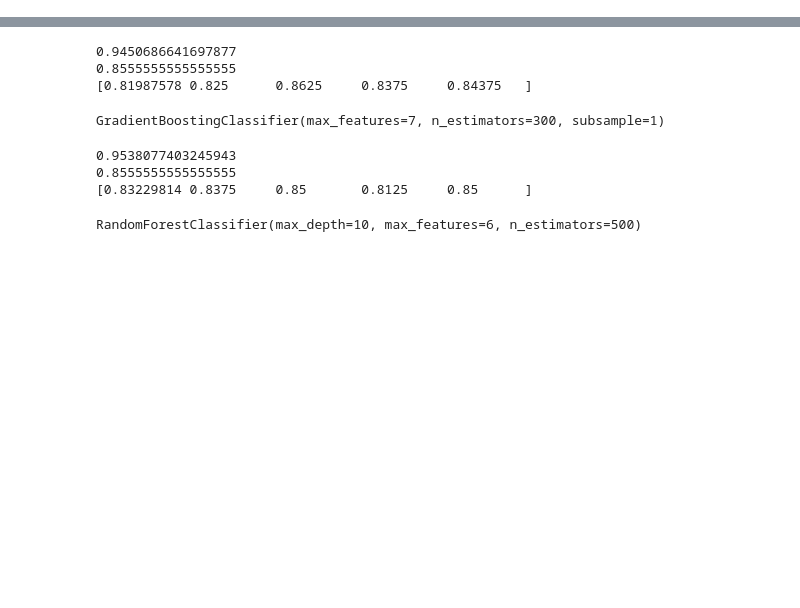
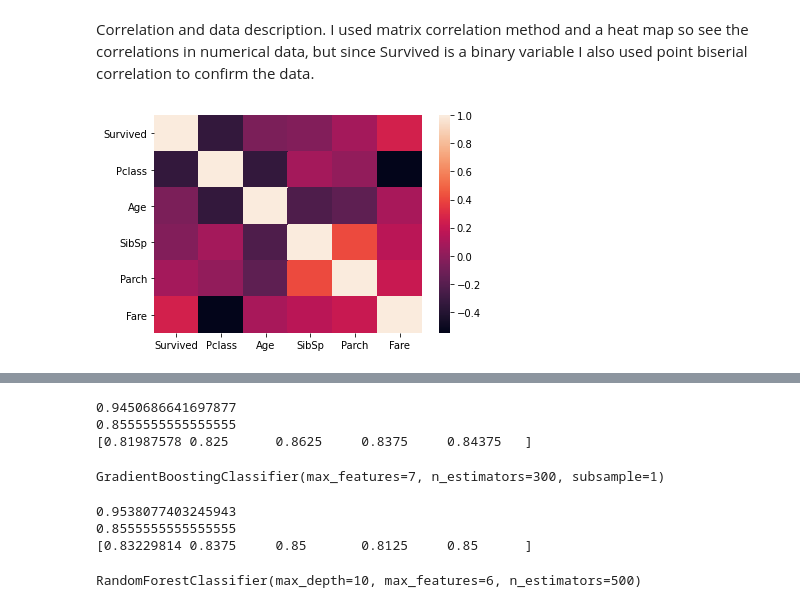
Before and after one commit to nicolasbuitragob/titanic_competion_kaggle, a Jupyter notebook: titanic.ipynb, the cells around one changed output, grey strips where cells are left out. Saved outputs shown, nothing was run; the diff lists cells and outputs as text; code cells hidden in the pictures; blank space fills up the shorter version.

Commit message:
add correlations

```diff
--- a/titanic.ipynb
+++ b/titanic.ipynb
@@ -11,0 +28,19 @@ id = test['PassengerId']
+# %% [markdown]
+Correlation and data description. I used matrix correlation method and a heat map so see the correlations in numerical data, but since Survived is a binary variable I also used point biserial correlation to confirm the data.
+# %%
+from scipy import stats
+
+def correlation_describe(df):
+    numerical = ['Pclass','Parch','Fare','Age']
+    df['Age']=df['Age'].fillna(df['Age'].median())
+    corr = {}
+    for num in numerical:
+        corr_values = stats.pointbiserialr(df['Survived'],df[num])
+        corr[num] = corr_values
+    corr_matrix = df.corr()
+    sns.heatmap(corr_matrix)
+    desc = df.describe()
+    return desc, corr , corr_matrix
+desc,corr,corr_matrix = correlation_describe(train)
+# %% [output]
+[figure, added]
```
Also changed, not shown: parts of 13 cells of this notebook.
